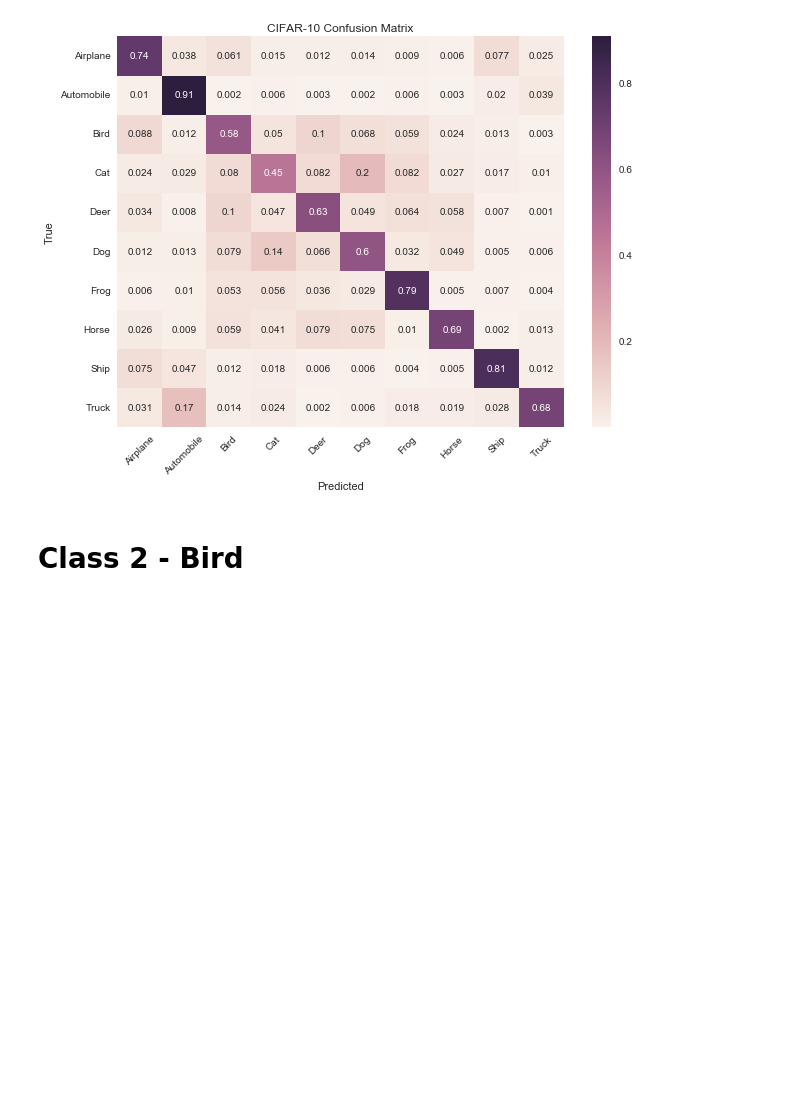
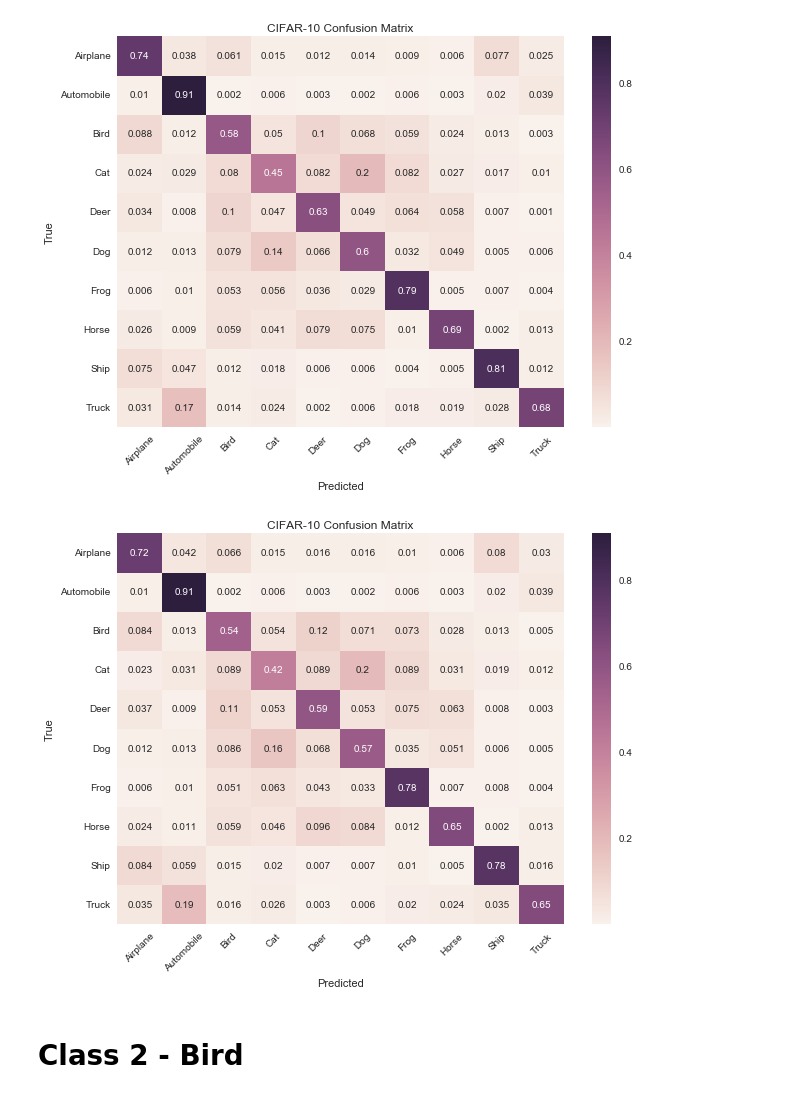
Before and after one commit to rafaelpossas/dnn-adversarial, a Jupyter notebook: adversarial_code/test_networks.ipynb, the cells around one changed output. Cells and saved outputs as stored; diff of their text form; code cells hidden in the pictures; blank space fills up the shorter version.

```diff
--- a/adversarial_code/test_networks.ipynb
+++ b/adversarial_code/test_networks.ipynb
@@ -170,6 +179,10 @@ plt = plot_confusion_matrix(y_test, y_pred)
 plot_by_model(X_test, y_test, "../adversarial_code/normalized/unbalanced_1_major_vgg_custom.h5", adv_1_array, 1)
 # %% [output]
 [figure]
+# %%
+plot_by_model_full_array("../adversarial_code/normalized/unbalanced_1_major_vgg_custom.h5", all_adv)
+# %% [output]
+[figure, added]
 # %% [markdown]
 # Class 2 - Bird
 # %%
```
Also changed, not shown: parts of 9 cells of this notebook, 12 other files.
